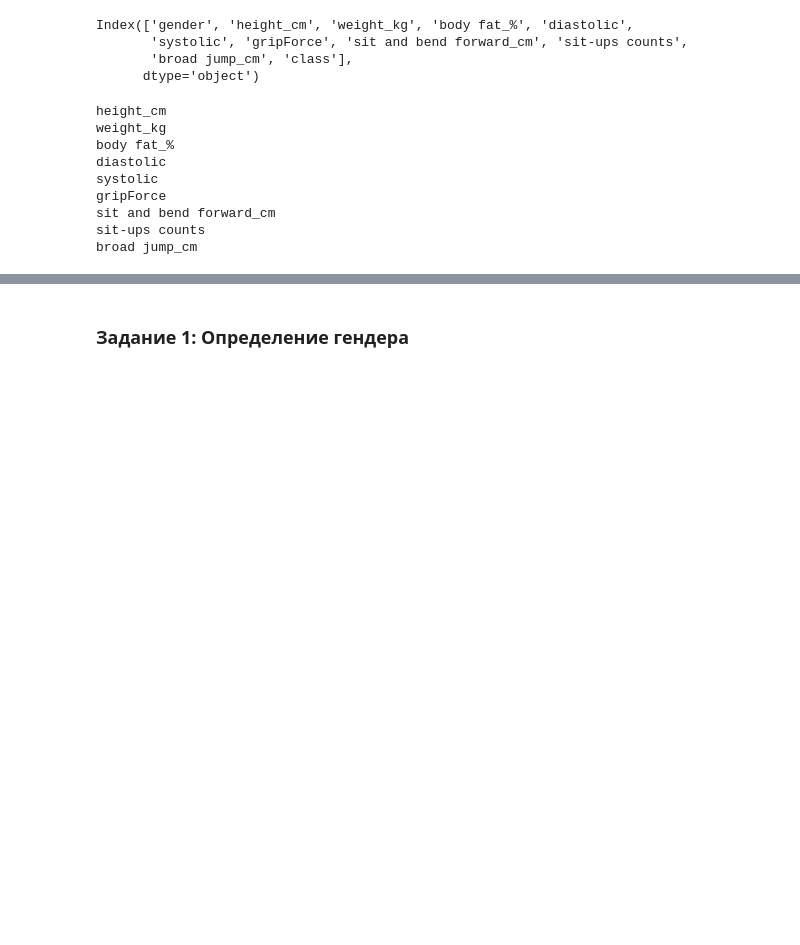
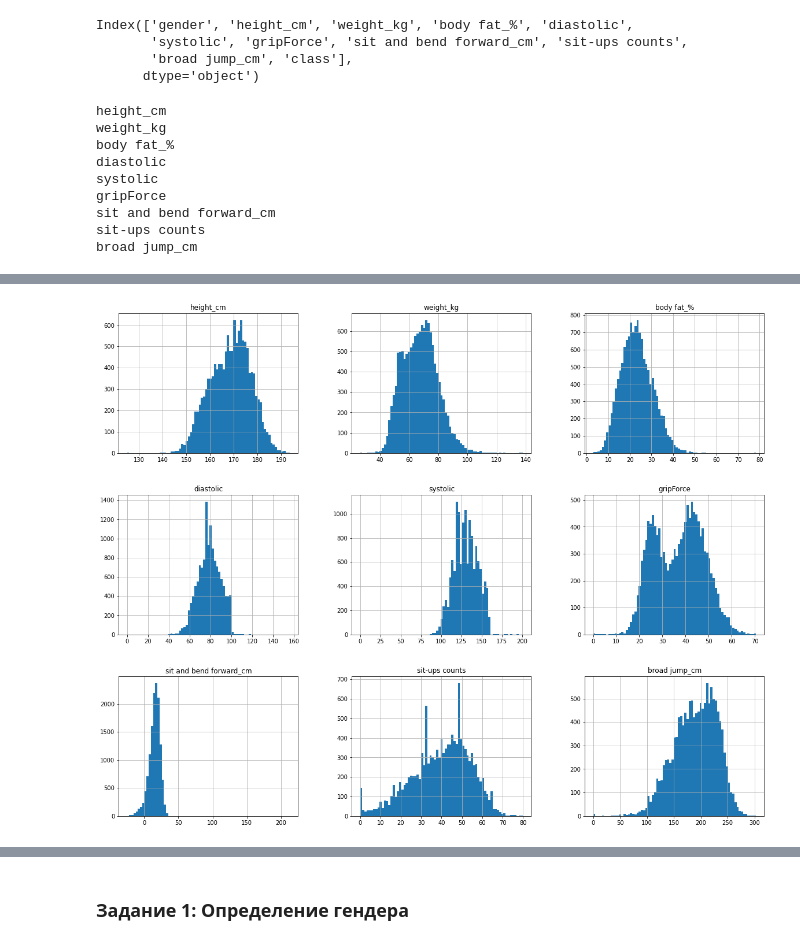
Before and after one commit to Dimildizio/DS_course, a Jupyter notebook: shine-on-you/HomeWork2_Regression&Classification.ipynb, the cells around one changed output, grey strips where cells are left out. Drawn from its saved outputs; the diff is of its cells as text; code cells hidden in the pictures; blank space fills up the shorter version.

```diff
--- a/shine-on-you/HomeWork2_Regression&Classification.ipynb
+++ b/shine-on-you/HomeWork2_Regression&Classification.ipynb
@@ -577,0 +593,5 @@ df['gender'].shape[0] - df[df['gender']=='M'].shape[0]
+# %%
+dfc.hist(bins=75, figsize=(20,16))
+plt.show()
+# %% [output]
+[figure, added]
```
Also changed, not shown: parts of 22 cells of this notebook.
